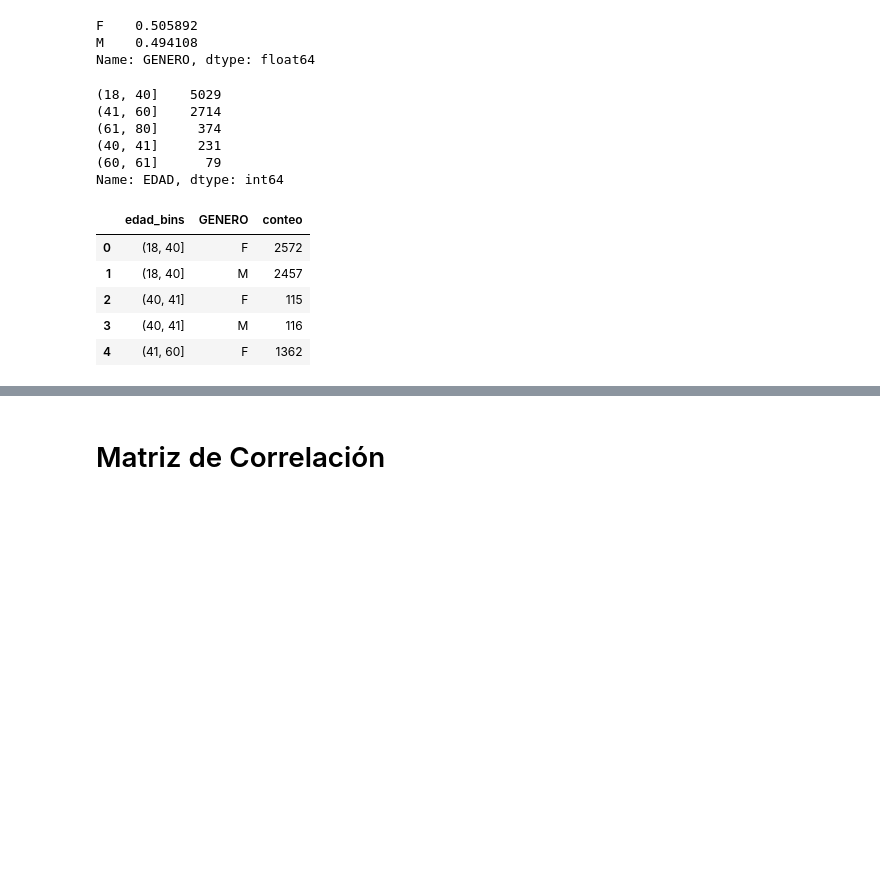
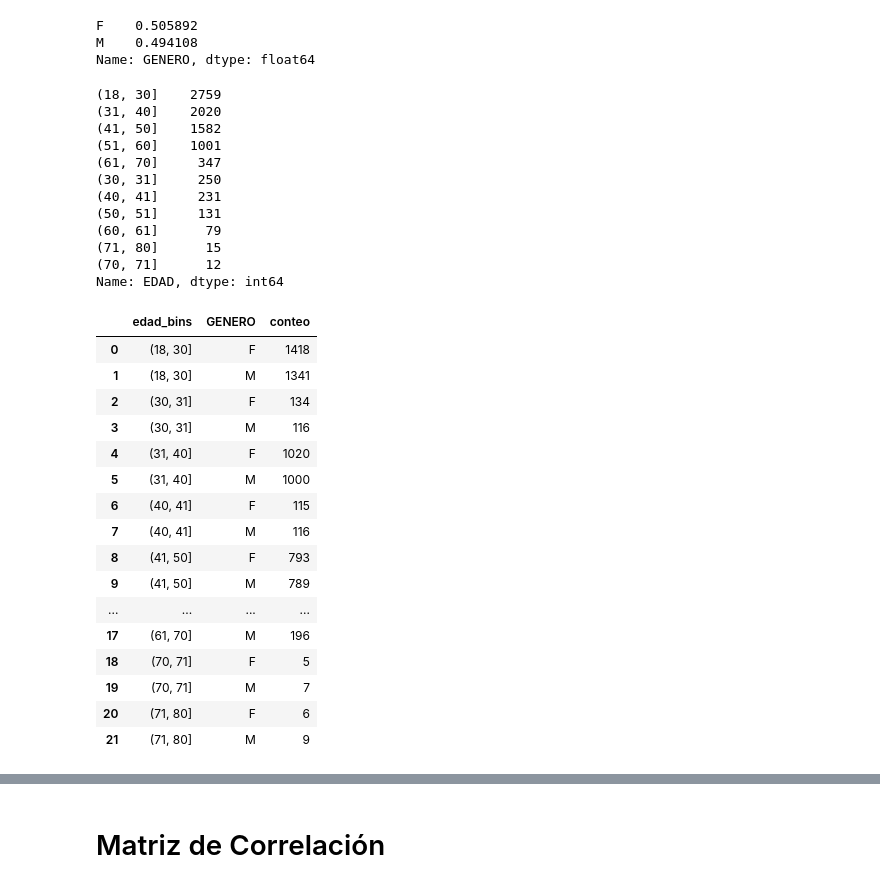
Before and after one commit to MiguelAngelTinocoArroyo/DataAnalytics, a Jupyter notebook: Source/Proyecto.ipynb, the cells around one changed output, grey strips where cells are left out. Drawn from its saved outputs; the diff is of its cells as text; code cells hidden in the pictures; blank space fills up the shorter version.

```diff
--- a/Source/Proyecto.ipynb
+++ b/Source/Proyecto.ipynb
@@ -151,16 +172,22 @@ M    0.494108
 Name: GENERO, dtype: float64
 # %%
 # Cantidad por rango de edades
-rangos_edad = [18, 40, 41, 60, 61, 80]
+rangos_edad = [18, 30, 31, 40, 41, 50, 51, 60, 61, 70, 71, 80]
 edad_bins = pd.cut(df['EDAD'], bins = rangos_edad)
 edad_bins_count = edad_bins.value_counts()
 edad_bins_count
 # %% [output]
-(18, 40]    5029
-(41, 60]    2714
-(61, 80]     374
+(18, 30]    2759
+(31, 40]    2020
+(41, 50]    1582
+(51, 60]    1001
+(61, 70]     347
+(30, 31]     250
 (40, 41]     231
+(50, 51]     131
 (60, 61]      79
+(71, 80]      15
+(70, 71]      12
 Name: EDAD, dtype: int64
 # %%
 # Agregando la variable "edad_bins" a nuestro data frame principal
@@ -168,18 +195,29 @@ df['edad_bins'] = edad_bins
 # %%
 # Agrupando un conteo de edades por GENERO
 
 conteo_edad_x_sexo = (df[['edad_bins', 'GENERO']].dropna()
                         .groupby(['edad_bins', 'GENERO']).size()
                         .reset_index()
                         .rename({0: 'conteo'}, axis=1))
-conteo_edad_x_sexo.head()
+conteo_edad_x_sexo.head(22)
 # %% [output]
 |  | edad_bins | GENERO | conteo |
-| 0 | (18, 40] | F | 2572 |
-| 1 | (18, 40] | M | 2457 |
-| 2 | (40, 41] | F | 115 |
-| 3 | (40, 41] | M | 116 |
-| 4 | (41, 60] | F | 1362 |
+| 0 | (18, 30] | F | 1418 |
+| 1 | (18, 30] | M | 1341 |
+| 2 | (30, 31] | F | 134 |
+| 3 | (30, 31] | M | 116 |
+| 4 | (31, 40] | F | 1020 |
+| 5 | (31, 40] | M | 1000 |
+| 6 | (40, 41] | F | 115 |
+| 7 | (40, 41] | M | 116 |
+| 8 | (41, 50] | F | 793 |
+| 9 | (41, 50] | M | 789 |
+| ... | ... | ... | ... |
+| 17 | (61, 70] | M | 196 |
+| 18 | (70, 71] | F | 5 |
+| 19 | (70, 71] | M | 7 |
+| 20 | (71, 80] | F | 6 |
+| 21 | (71, 80] | M | 9 |
 # %%
 # Gráfico de barras de cantidad de personas por intervalo de edad en cada género
 
```
Also changed, not shown: parts of 14 cells of this notebook.
